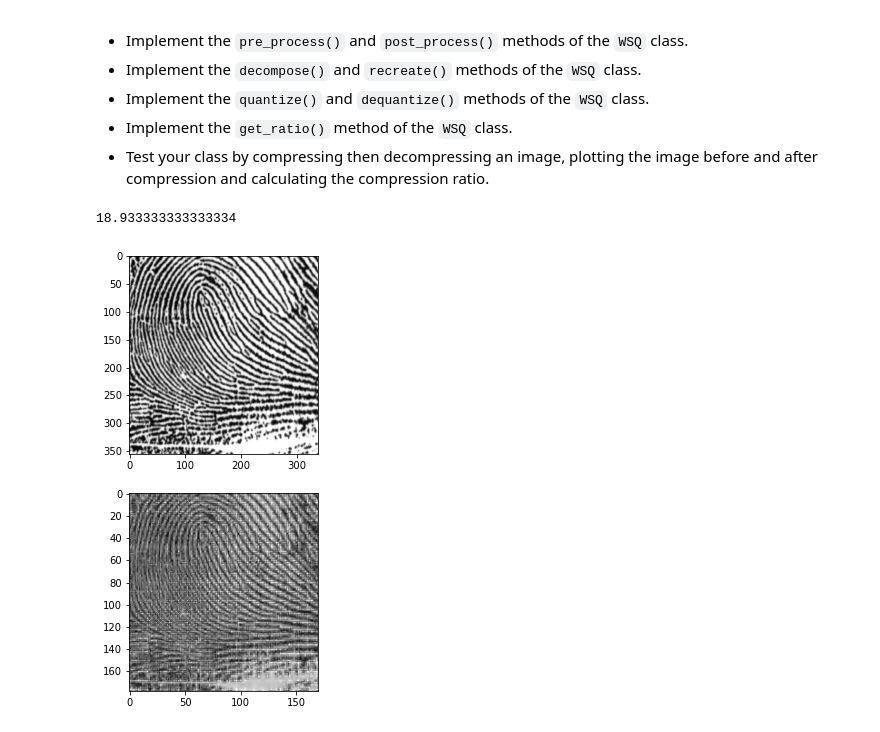
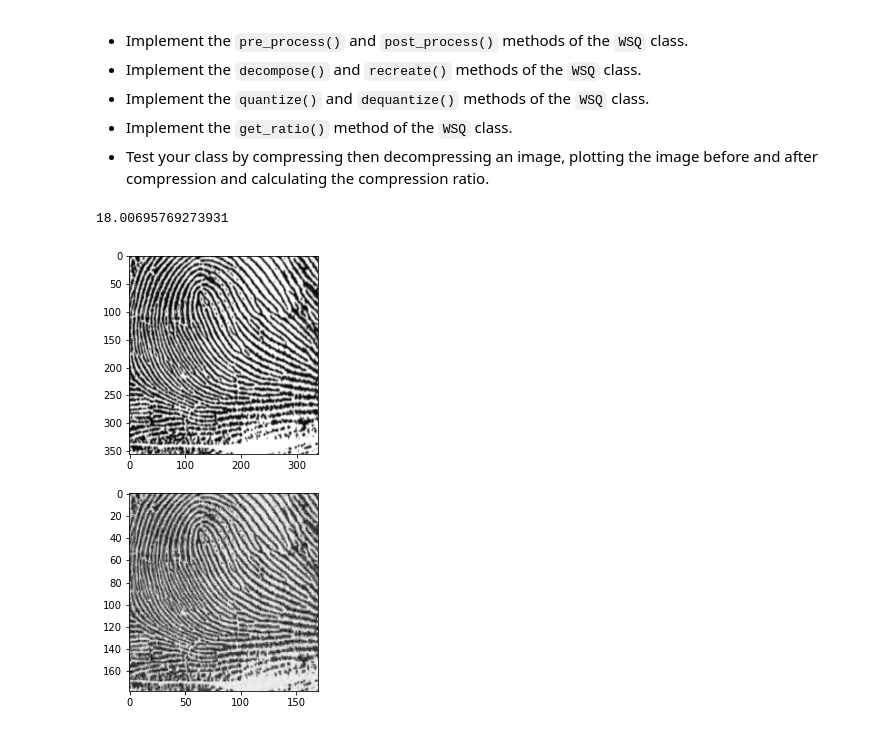
Before and after one commit to acjo/algorithims_optimization, a Jupyter notebook: Wavelets/wavelets.ipynb, the cells around one changed output. Cells and saved outputs as stored; diff of their text form; code cells hidden in the pictures.

```diff
--- a/Wavelets/wavelets.ipynb
+++ b/Wavelets/wavelets.ipynb
@@ -495,7 +495,7 @@ class WSQ:
                 if coeffs[i, j] > Z / 2.:
                     p[i, j] = np.floor((coeffs[i, j] - (Z / 2)) / Q) + 1
                 elif coeffs[i, j] < -Z / 2.:
-                    p[i, j] = np.ceil((coeffs[i, j] + (Z / 2)) / Q) + 1
+                    p[i, j] = np.ceil((coeffs[i, j] + (Z / 2)) / Q) - 1
                 else:
                     continue
         return p
@@ -881,18 +881,18 @@ def huffman(freqs):
     return huff_map
 # %%
 # Perform compression and decompression, print the compression ratio, and plot the image before and after.
-r = .6
+r = .5
 #only approx 18 when r = 0.6
 finger = imread('uncompressed_finger.png')
 wsq = WSQ()
 wsq.compress(finger, r)
 print(wsq.get_ratio())
 new_finger = wsq.decompress()
 plt.subplot(211)
 plt.imshow(finger, cmap=plt.cm.Greys_r)
 plt.subplot(212)
 plt.imshow(np.abs(new_finger), cmap=plt.cm.Greys_r)
 plt.show()
 # %% [output]
-18.933333333333334
+18.00695769273931
-[figure, old version]
+[figure, new version]
```
Also changed, not shown: parts of 1 cell of this notebook, 1 other file.
